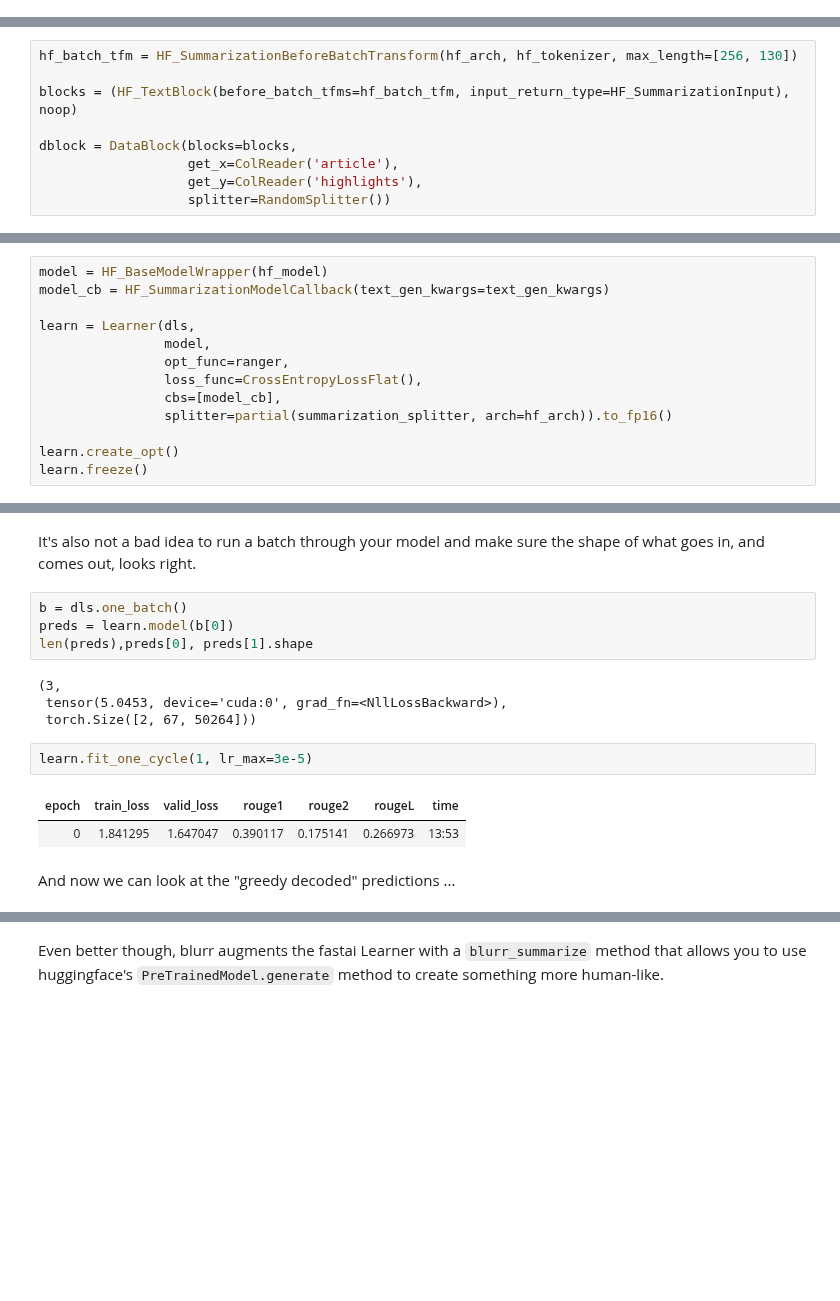
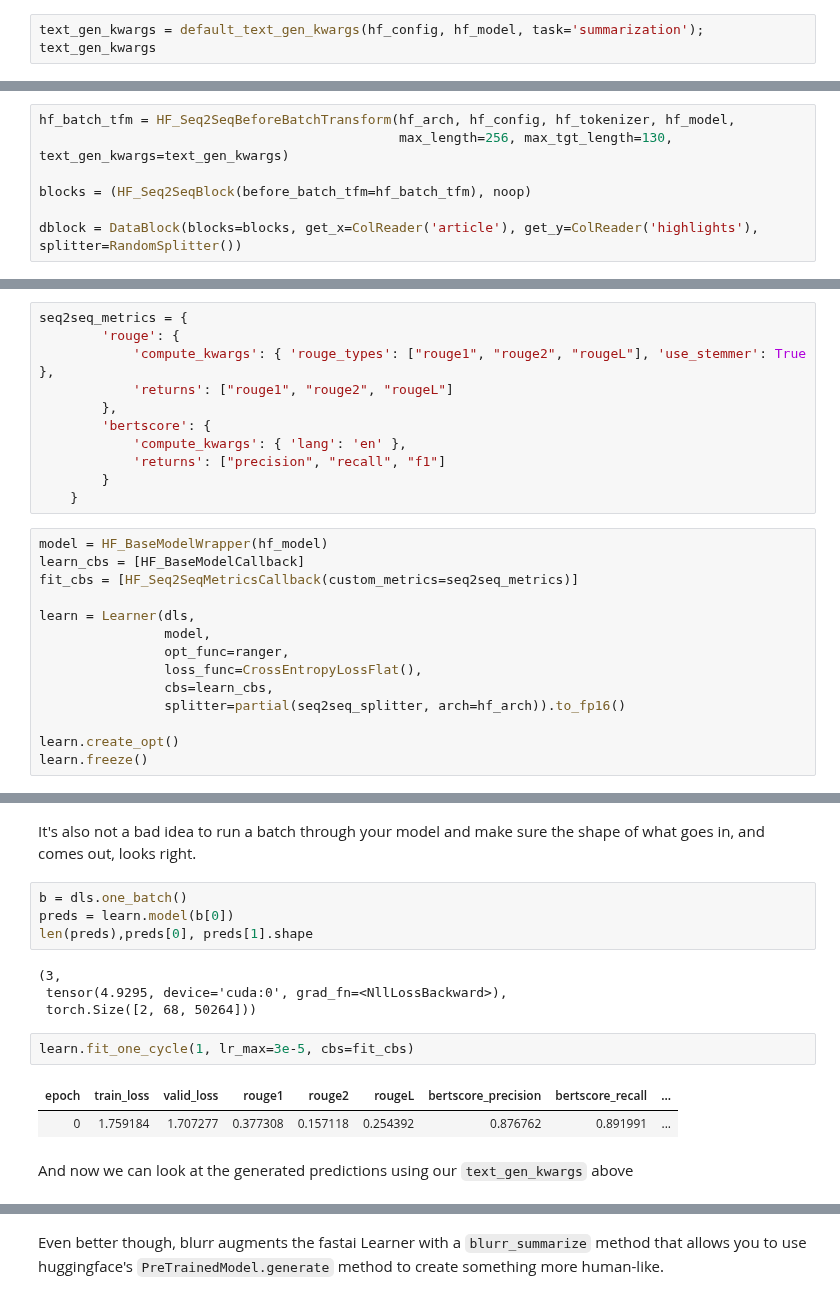
Before and after one commit to ohmeow/ohmeow_website, a Jupyter notebook: _notebooks/2020-05-23-text-generation-with-blurr.ipynb, the cells around one changed output, grey strips where cells are left out. Cells and saved outputs as stored; diff of their text form; blank space fills up the shorter version.

```diff
--- a/_notebooks/2020-05-23-text-generation-with-blurr.ipynb
+++ b/_notebooks/2020-05-23-text-generation-with-blurr.ipynb
@@ -66,0 +74,2 @@ Notice that the blurr DataBlock as been dramatically simplified given the shift
+# %%
+text_gen_kwargs = default_text_gen_kwargs(hf_config, hf_model, task='summarization'); text_gen_kwargs
@@ -67,12 +97,10 @@ Notice that the blurr DataBlock as been dramatically simplified given the shift
 # %%
-hf_batch_tfm = HF_SummarizationBeforeBatchTransform(hf_arch, hf_tokenizer, max_length=[256, 130])
+hf_batch_tfm = HF_Seq2SeqBeforeBatchTransform(hf_arch, hf_config, hf_tokenizer, hf_model,
+                                              max_length=256, max_tgt_length=130, text_gen_kwargs=text_gen_kwargs)
 
-blocks = (HF_TextBlock(before_batch_tfms=hf_batch_tfm, input_return_type=HF_SummarizationInput), noop)
+blocks = (HF_Seq2SeqBlock(before_batch_tfm=hf_batch_tfm), noop)
 
-dblock = DataBlock(blocks=blocks,
-                   get_x=ColReader('article'),
-                   get_y=ColReader('highlights'),
-                   splitter=RandomSplitter())
+dblock = DataBlock(blocks=blocks, get_x=ColReader('article'), get_y=ColReader('highlights'), splitter=RandomSplitter())
 # %%
 dls = dblock.dataloaders(df, bs=2)
 # %%
@@ -115,13 +133,25 @@ text_gen_kwargs
+# %%
+seq2seq_metrics = {
+        'rouge': {
+            'compute_kwargs': { 'rouge_types': ["rouge1", "rouge2", "rougeL"], 'use_stemmer': True },
+            'returns': ["rouge1", "rouge2", "rougeL"]
+        },
+        'bertscore': {
+            'compute_kwargs': { 'lang': 'en' },
+            'returns': ["precision", "recall", "f1"]
+        }
+    }
 # %%
 model = HF_BaseModelWrapper(hf_model)
-model_cb = HF_SummarizationModelCallback(text_gen_kwargs=text_gen_kwargs)
+learn_cbs = [HF_BaseModelCallback]
+fit_cbs = [HF_Seq2SeqMetricsCallback(custom_metrics=seq2seq_metrics)]
 
 learn = Learner(dls,
                 model,
                 opt_func=ranger,
                 loss_func=CrossEntropyLossFlat(),
-                cbs=[model_cb],
-                splitter=partial(summarization_splitter, arch=hf_arch)).to_fp16()
+                cbs=learn_cbs,
+                splitter=partial(seq2seq_splitter, arch=hf_arch)).to_fp16()
 
 learn.create_opt()
 learn.freeze()
@@ -141,15 +171,15 @@ preds = learn.model(b[0])
 len(preds),preds[0], preds[1].shape
 # %% [output]
 (3,
- tensor(5.0453, device='cuda:0', grad_fn=<NllLossBackward>),
- torch.Size([2, 67, 50264]))
+ tensor(4.9295, device='cuda:0', grad_fn=<NllLossBackward>),
+ torch.Size([2, 68, 50264]))
 # %%
-learn.fit_one_cycle(1, lr_max=3e-5)
+learn.fit_one_cycle(1, lr_max=3e-5, cbs=fit_cbs)
 # %% [output]
-| epoch | train_loss | valid_loss | rouge1 | rouge2 | rougeL | time |
-| 0 | 1.841295 | 1.647047 | 0.390117 | 0.175141 | 0.266973 | 13:53 |
+| epoch | train_loss | valid_loss | rouge1 | rouge2 | rougeL | bertscore_precision | bertscore_recall | ... |
+| 0 | 1.759184 | 1.707277 | 0.377308 | 0.157118 | 0.254392 | 0.876762 | 0.891991 | ... |
 # %% [markdown]
-And now we can look at the "greedy decoded" predictions ...
+And now we can look at the generated predictions using our `text_gen_kwargs` above
 # %%
 learn.show_results(learner=learn, max_n=2)
 # %% [output]
```
Also changed, not shown: parts of 19 cells of this notebook.
